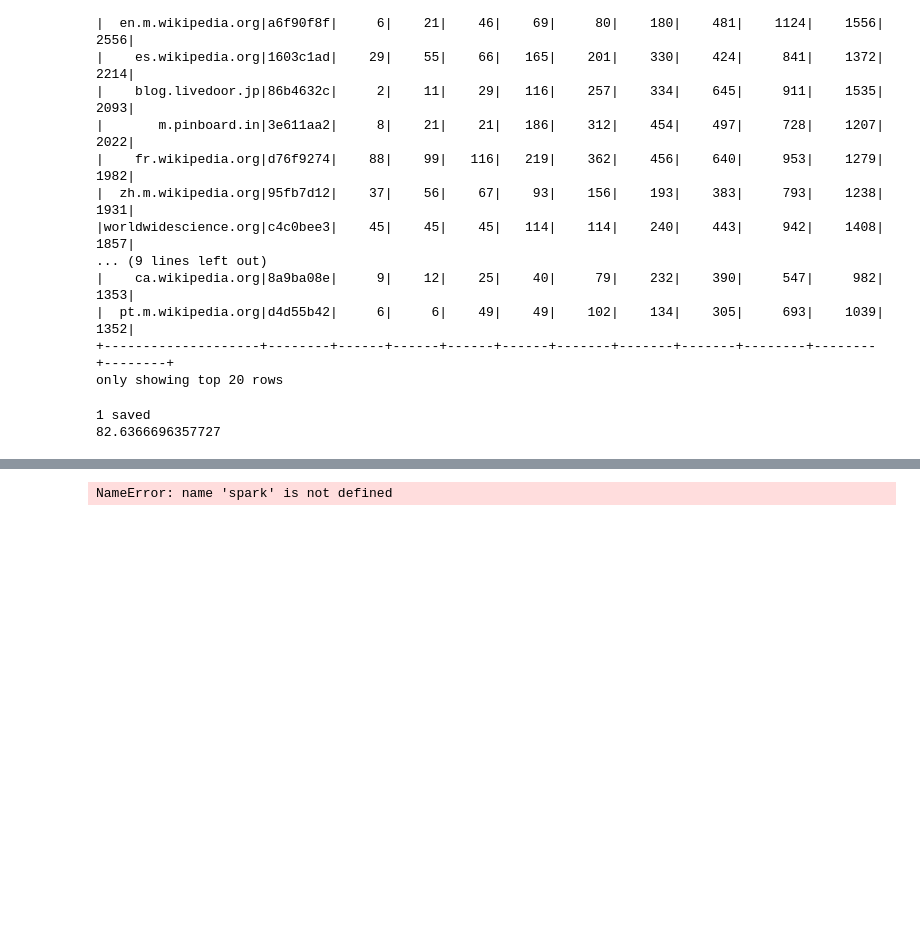
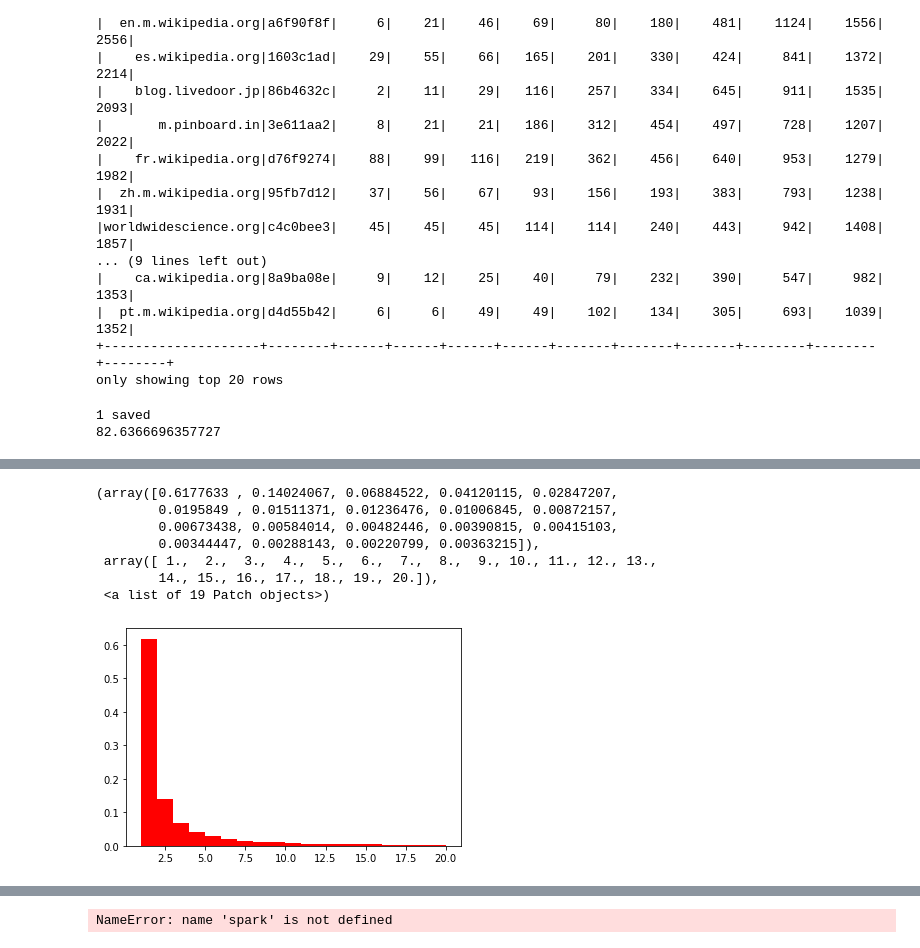
Before and after one commit to antaressgzz/502-web-graph, a Jupyter notebook: web_graph.ipynb, the cells around one changed output, grey strips where cells are left out. Drawn from its saved outputs; the diff is of its cells as text; code cells hidden in the pictures; blank space fills up the shorter version.

```diff
--- a/web_graph.ipynb
+++ b/web_graph.ipynb
@@ -283,0 +303,12 @@ lpa.count()
+# %%
+c8_sizes = np.array(lpa8.groupby('label').count().select('count').collect())
+plt.hist(c8_sizes,bins=19,range=(1,20),density=True,color='r')
+# %% [output]
+(array([0.6177633 , 0.14024067, 0.06884522, 0.04120115, 0.02847207,
+        0.0195849 , 0.01511371, 0.01236476, 0.01006845, 0.00872157,
+        0.00673438, 0.00584014, 0.00482446, 0.00390815, 0.00415103,
+        0.00344447, 0.00288143, 0.00220799, 0.00363215]),
+ array([ 1.,  2.,  3.,  4.,  5.,  6.,  7.,  8.,  9., 10., 11., 12., 13.,
+        14., 15., 16., 17., 18., 19., 20.]),
+ <a list of 19 Patch objects>)
+[figure, added]
```
Also changed, not shown: parts of 40 cells of this notebook.
